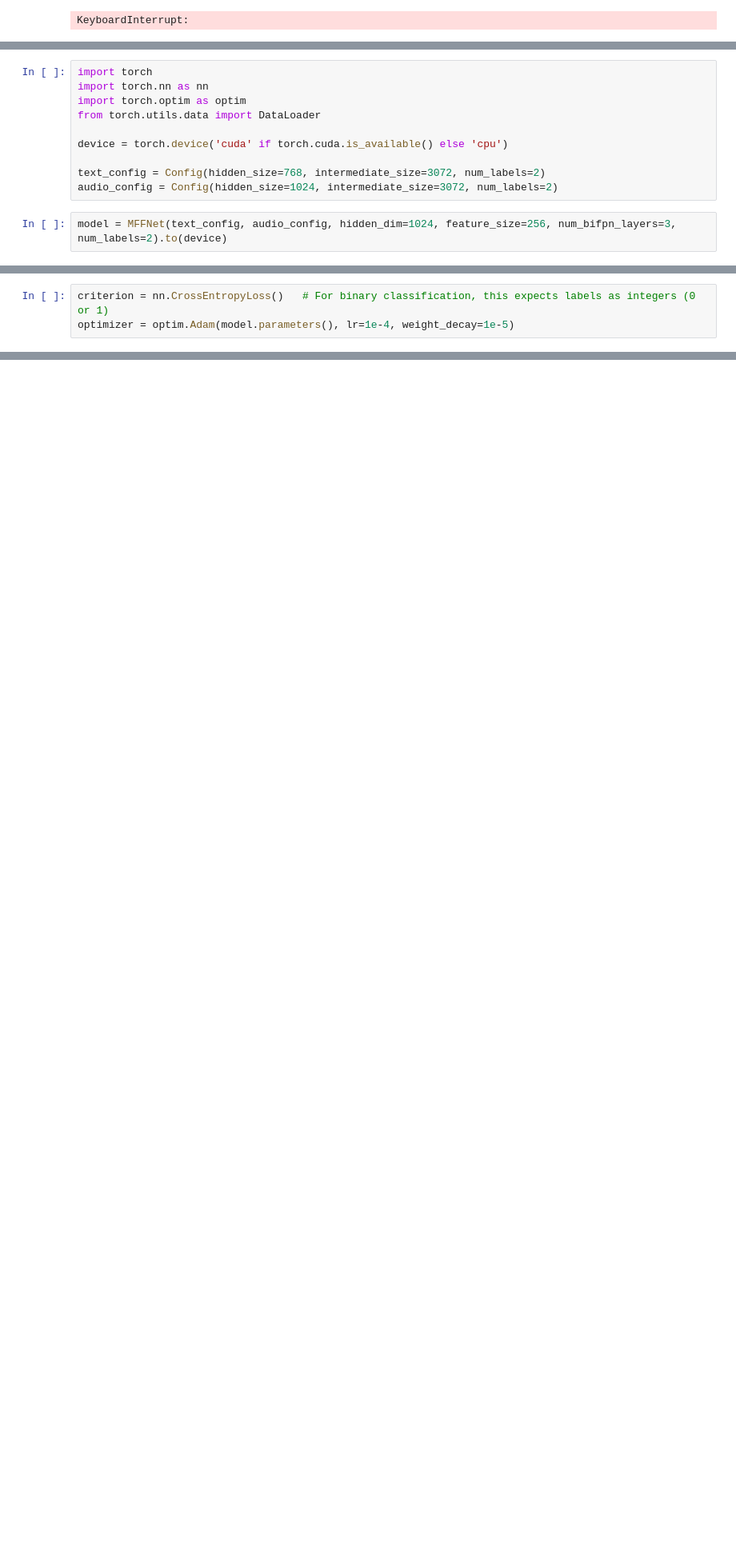
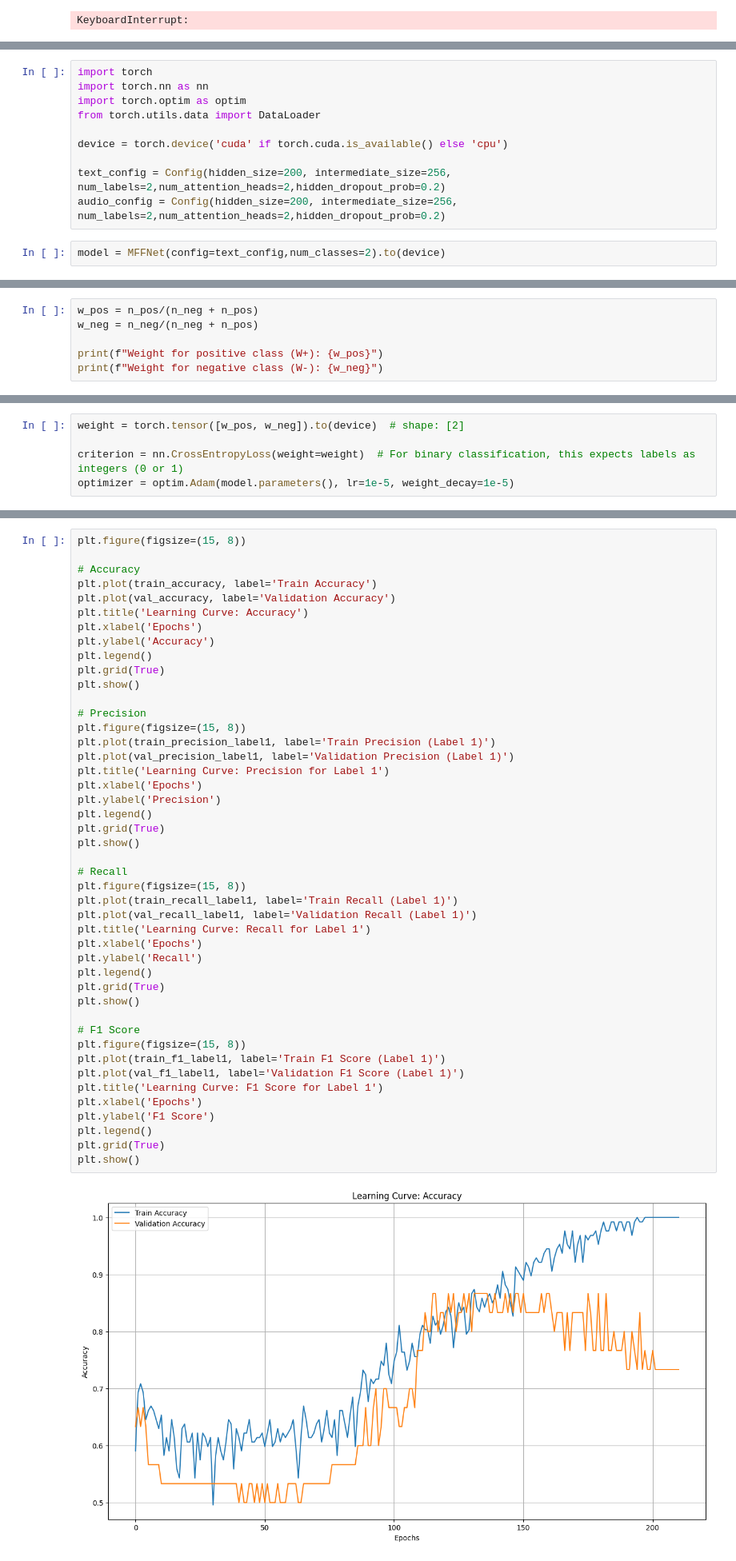
Before and after one commit to PrswpkWirom/DepressionFinal, a Jupyter notebook: MFFNet/DD_dataloader+VanillaMFFNET.ipynb, the cells around one changed output, grey strips where cells are left out. Shown: that part at 80% size. Saved outputs shown, nothing was run; the diff lists cells and outputs as text; blank space fills up the shorter version.

Commit message:
MFFNet is working!!!!!! Bro!!!!

```diff
--- a/MFFNet/DD_dataloader+VanillaMFFNET.ipynb
+++ b/MFFNet/DD_dataloader+VanillaMFFNET.ipynb
@@ -1413,10 +1689,10 @@ from torch.utils.data import DataLoader
 
 device = torch.device('cuda' if torch.cuda.is_available() else 'cpu')
 
-text_config = Config(hidden_size=768, intermediate_size=3072, num_labels=2)
-audio_config = Config(hidden_size=1024, intermediate_size=3072, num_labels=2)
+text_config = Config(hidden_size=200, intermediate_size=256, num_labels=2,num_attention_heads=2,hidden_dropout_prob=0.2)
+audio_config = Config(hidden_size=200, intermediate_size=256, num_labels=2,num_attention_heads=2,hidden_dropout_prob=0.2)
 # %%
-model = MFFNet(text_config, audio_config, hidden_dim=1024, feature_size=256, num_bifpn_layers=3, num_labels=2).to(device)
+model = MFFNet(config=text_config,num_classes=2).to(device)
 # %%
 total_params = sum(p.numel() for p in model.parameters() if p.requires_grad)
 print(f"Total trainable parameters: {total_params:,}")
@@ -1424,0 +1715,6 @@ Total trainable parameters: 68,427,152
+# %%
+w_pos = n_pos/(n_neg + n_pos)
+w_neg = n_neg/(n_neg + n_pos)
+
+print(f"Weight for positive class (W+): {w_pos}")
+print(f"Weight for negative class (W-): {w_neg}")
@@ -1425,3 +1724,5 @@ Total trainable parameters: 68,427,152
 # %%
-criterion = nn.CrossEntropyLoss()   # For binary classification, this expects labels as integers (0 or 1)
-optimizer = optim.Adam(model.parameters(), lr=1e-4, weight_decay=1e-5)
+weight = torch.tensor([w_pos, w_neg]).to(device)  # shape: [2]
+
+criterion = nn.CrossEntropyLoss(weight=weight)  # For binary classification, this expects labels as integers (0 or 1)
+optimizer = optim.Adam(model.parameters(), lr=1e-5, weight_decay=1e-5)
@@ -1551,0 +1857,47 @@ plt.show()
+# %%
+plt.figure(figsize=(15, 8))
+
+# Accuracy
+plt.plot(train_accuracy, label='Train Accuracy')
+plt.plot(val_accuracy, label='Validation Accuracy')
+plt.title('Learning Curve: Accuracy')
+plt.xlabel('Epochs')
+plt.ylabel('Accuracy')
+plt.legend()
+plt.grid(True)
+plt.show()
+
+# Precision
+plt.figure(figsize=(15, 8))
+plt.plot(train_precision_label1, label='Train Precision (Label 1)')
+plt.plot(val_precision_label1, label='Validation Precision (Label 1)')
+plt.title('Learning Curve: Precision for Label 1')
+plt.xlabel('Epochs')
+plt.ylabel('Precision')
+plt.legend()
+plt.grid(True)
+plt.show()
+
+# Recall
+plt.figure(figsize=(15, 8))
+plt.plot(train_recall_label1, label='Train Recall (Label 1)')
+plt.plot(val_recall_label1, label='Validation Recall (Label 1)')
+plt.title('Learning Curve: Recall for Label 1')
+plt.xlabel('Epochs')
+plt.ylabel('Recall')
+plt.legend()
+plt.grid(True)
+plt.show()
+
+# F1 Score
+plt.figure(figsize=(15, 8))
+plt.plot(train_f1_label1, label='Train F1 Score (Label 1)')
+plt.plot(val_f1_label1, label='Validation F1 Score (Label 1)')
+plt.title('Learning Curve: F1 Score for Label 1')
+plt.xlabel('Epochs')
+plt.ylabel('F1 Score')
+plt.legend()
+plt.grid(True)
+plt.show()
+# %% [output]
+[figure, added]
```
Also changed, not shown: parts of 27 cells of this notebook.
